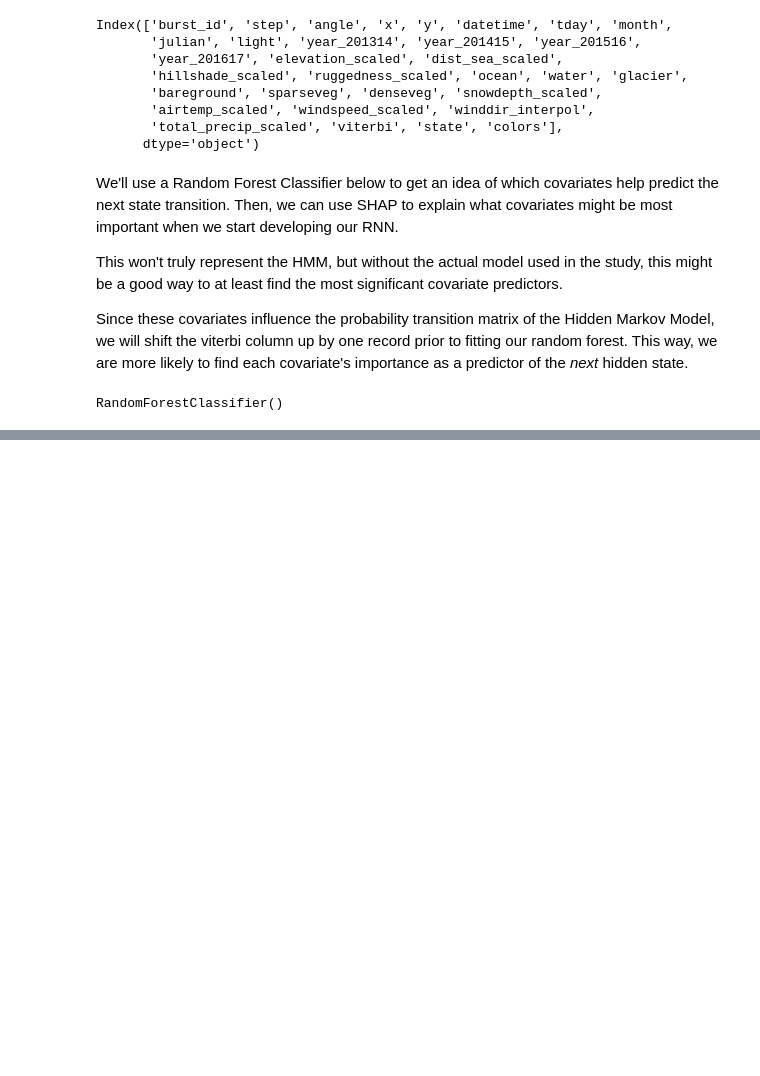
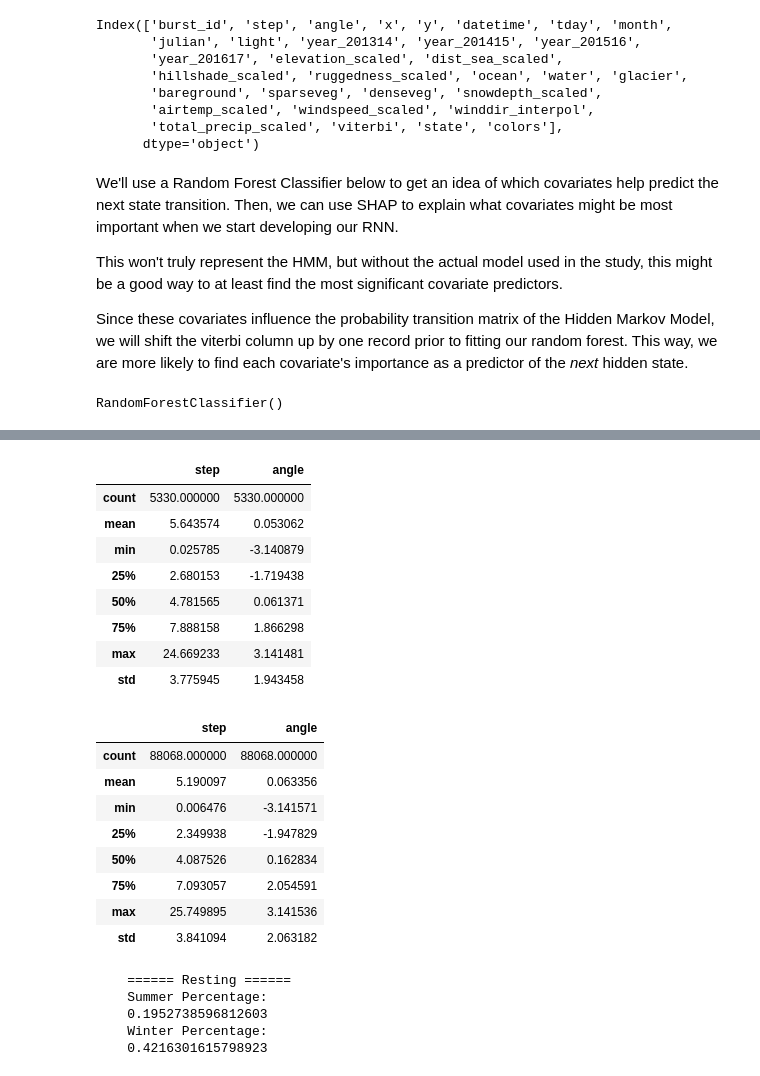
Before and after one commit to AnthonyGallante/MSDS_422_Project, a Jupyter notebook: MuskoxRNN.ipynb, the cells around one changed output, grey strips where cells are left out. Saved outputs shown, nothing was run; the diff lists cells and outputs as text; code cells hidden in the pictures; blank space fills up the shorter version.

```diff
--- a/MuskoxRNN.ipynb
+++ b/MuskoxRNN.ipynb
@@ -179,0 +185,8 @@ shap.plots.bar(shap_values)
+# %%
+summer_resting = summer_df[summer_df['state'] == 'Resting']
+summer_foraging = summer_df[summer_df['state'] == 'Foraging']
+summer_relocating = summer_df[summer_df['state'] == 'Relocating']
+
+winter_resting = winter_df[winter_df['state'] == 'Resting']
+winter_foraging = winter_df[winter_df['state'] == 'Foraging']
+winter_relocating = winter_df[winter_df['state'] == 'Relocating']
@@ -179,0 +198,36 @@ shap.plots.bar(shap_values)
+# %%
+display(summer_resting.describe()[['step', 'angle']])
+display(winter_resting.describe()[['step', 'angle']])
+
+print(
+    f"""
+    ====== Resting ======
+    Summer Percentage:
+    {len(summer_resting) / len(summer_df)}
+    Winter Percentage:
+    {len(winter_resting) / len(winter_df)}
+    """)
+# %% [output]
+|  | step | angle |
+| count | 5330.000000 | 5330.000000 |
+| mean | 5.643574 | 0.053062 |
+| min | 0.025785 | -3.140879 |
+| 25% | 2.680153 | -1.719438 |
+| 50% | 4.781565 | 0.061371 |
+| 75% | 7.888158 | 1.866298 |
+| max | 24.669233 | 3.141481 |
+| std | 3.775945 | 1.943458 |
+|  | step | angle |
+| count | 88068.000000 | 88068.000000 |
+| mean | 5.190097 | 0.063356 |
+| min | 0.006476 | -3.141571 |
+| 25% | 2.349938 | -1.947829 |
+| 50% | 4.087526 | 0.162834 |
+| 75% | 7.093057 | 2.054591 |
+| max | 25.749895 | 3.141536 |
+| std | 3.841094 | 2.063182 |
+    ====== Resting ======
+    Summer Percentage:
+    0.1952738596812603
+    Winter Percentage:
+    0.4216301615798923
```
Also changed, not shown: parts of 34 cells of this notebook, 1 other file.
